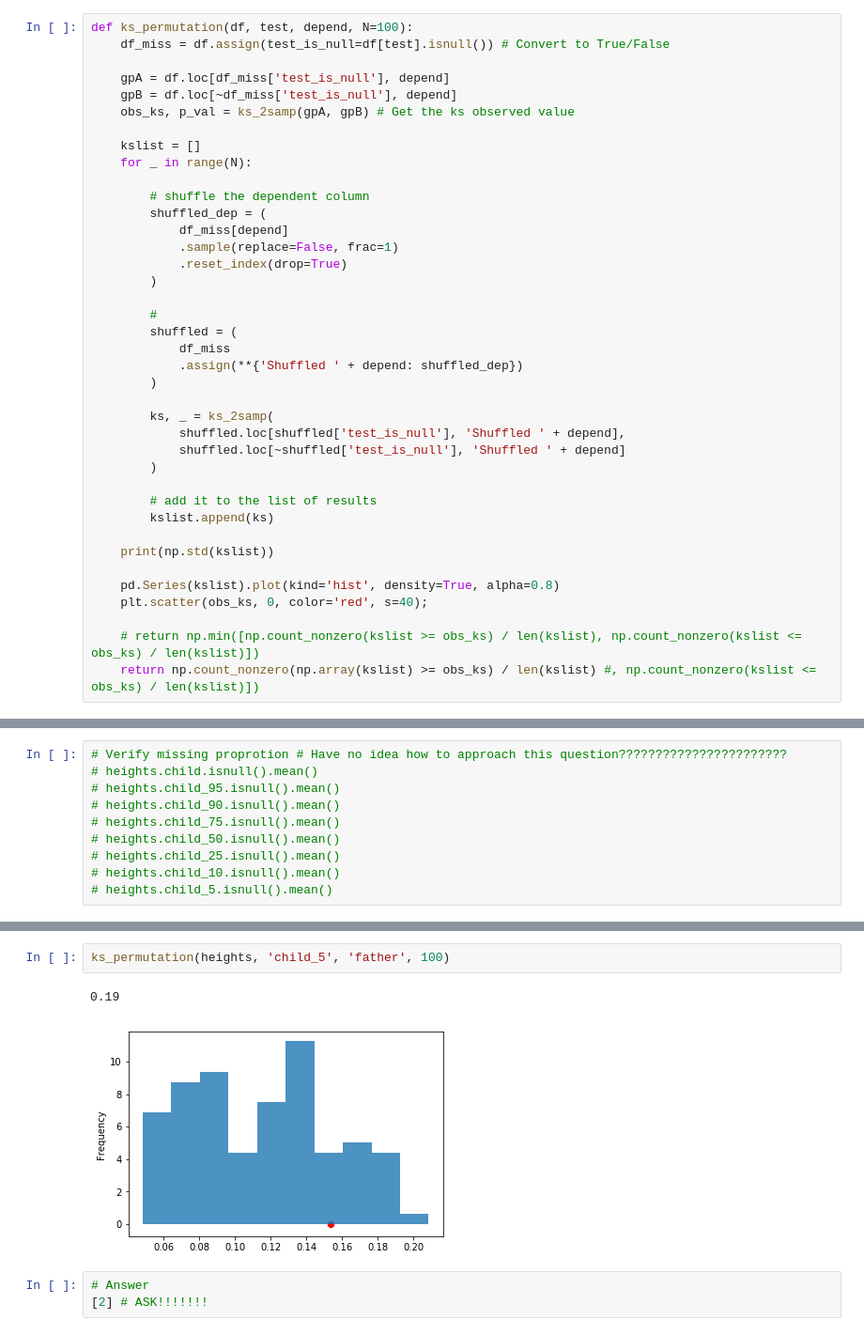
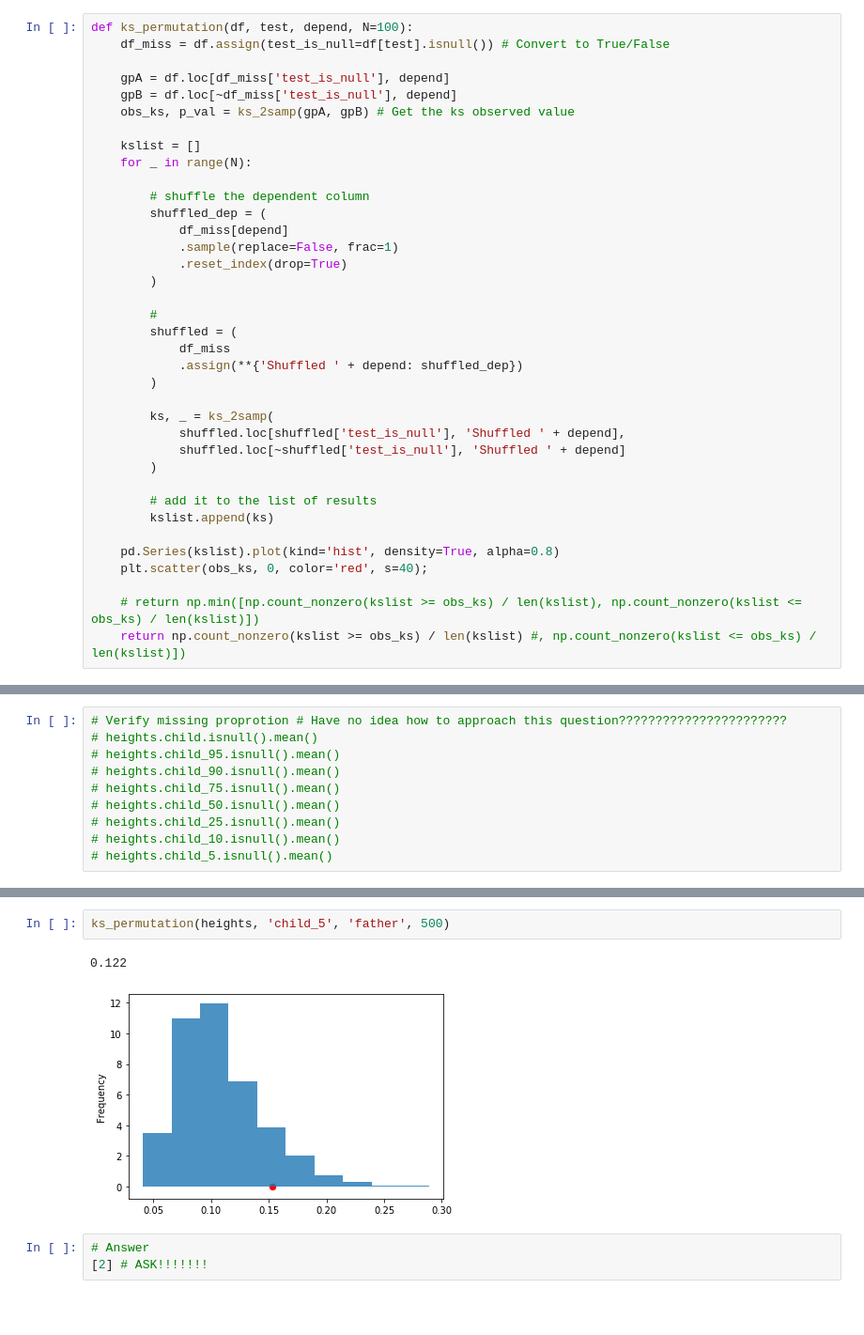
Before and after one commit to AECassAWei/dsc80-wi20, a Jupyter notebook: labs/lab05/lab05.ipynb, the cells around one changed output, grey strips where cells are left out. Shown at 94% size. Saved outputs shown, nothing was run; the diff lists cells and outputs as text; blank space fills up the shorter version.

```diff
--- a/labs/lab05/lab05.ipynb
+++ b/labs/lab05/lab05.ipynb
@@ -284,13 +275,11 @@ def ks_permutation(df, test, depend, N=100):
         # add it to the list of results
         kslist.append(ks)
 
-    print(np.std(kslist))
-
     pd.Series(kslist).plot(kind='hist', density=True, alpha=0.8)
     plt.scatter(obs_ks, 0, color='red', s=40);
 
     # return np.min([np.count_nonzero(kslist >= obs_ks) / len(kslist), np.count_nonzero(kslist <= obs_ks) / len(kslist)])
-    return np.count_nonzero(np.array(kslist) >= obs_ks) / len(kslist) #, np.count_nonzero(kslist <= obs_ks) / len(kslist)])
+    return np.count_nonzero(kslist >= obs_ks) / len(kslist) #, np.count_nonzero(kslist <= obs_ks) / len(kslist)])
 # %%
 ks_permutation(payments_age, 'credit_card_number', 'age', 100000) # Verify if my function is correct
 # %% [output]
@@ -400,8 +379,8 @@ ks_permutation(heights, 'child_10', 'father', 100)
 # %%
-ks_permutation(heights, 'child_5', 'father', 100)
+ks_permutation(heights, 'child_5', 'father', 500)
 # %% [output]
-0.19
+0.122
-[figure, old version]
+[figure, new version]
 # %%
 # Answer
 [2] # ASK!!!!!!!
```
Also changed, not shown: parts of 26 cells of this notebook, 2 other files.
